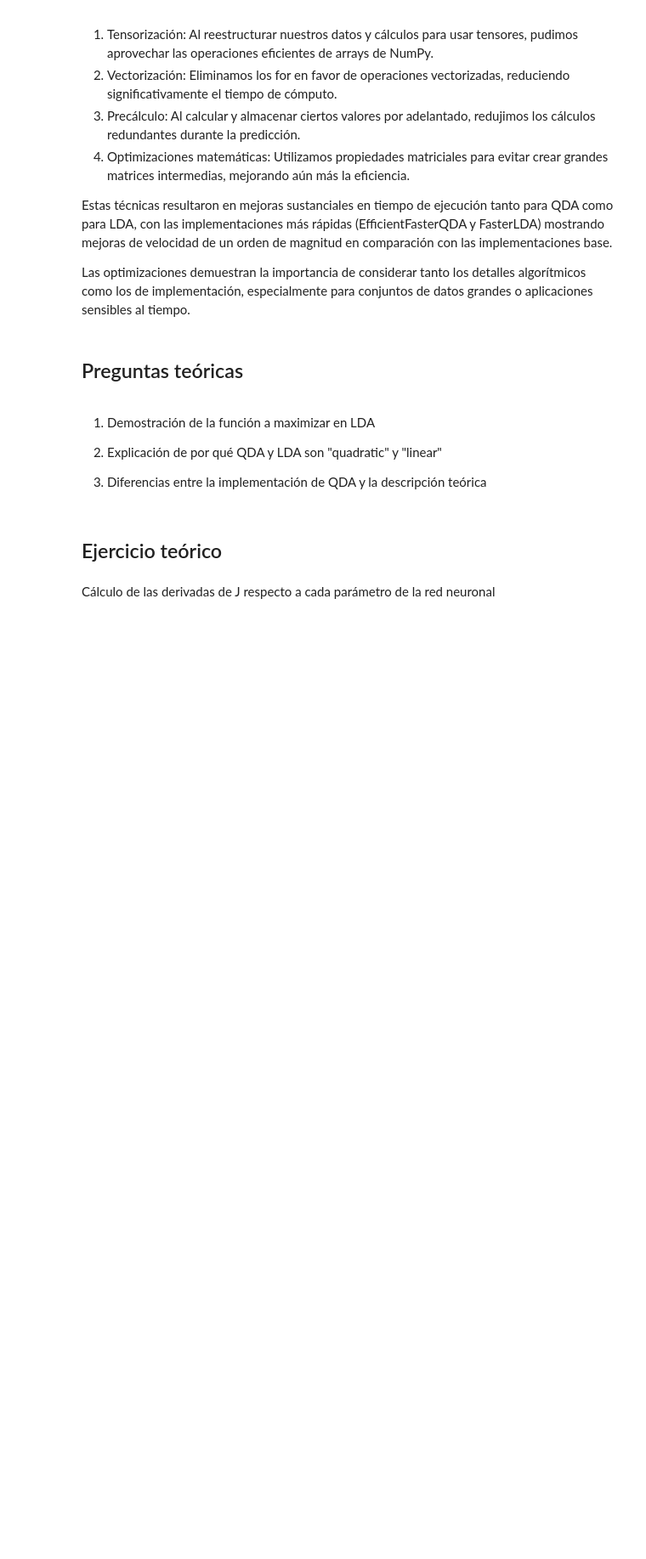
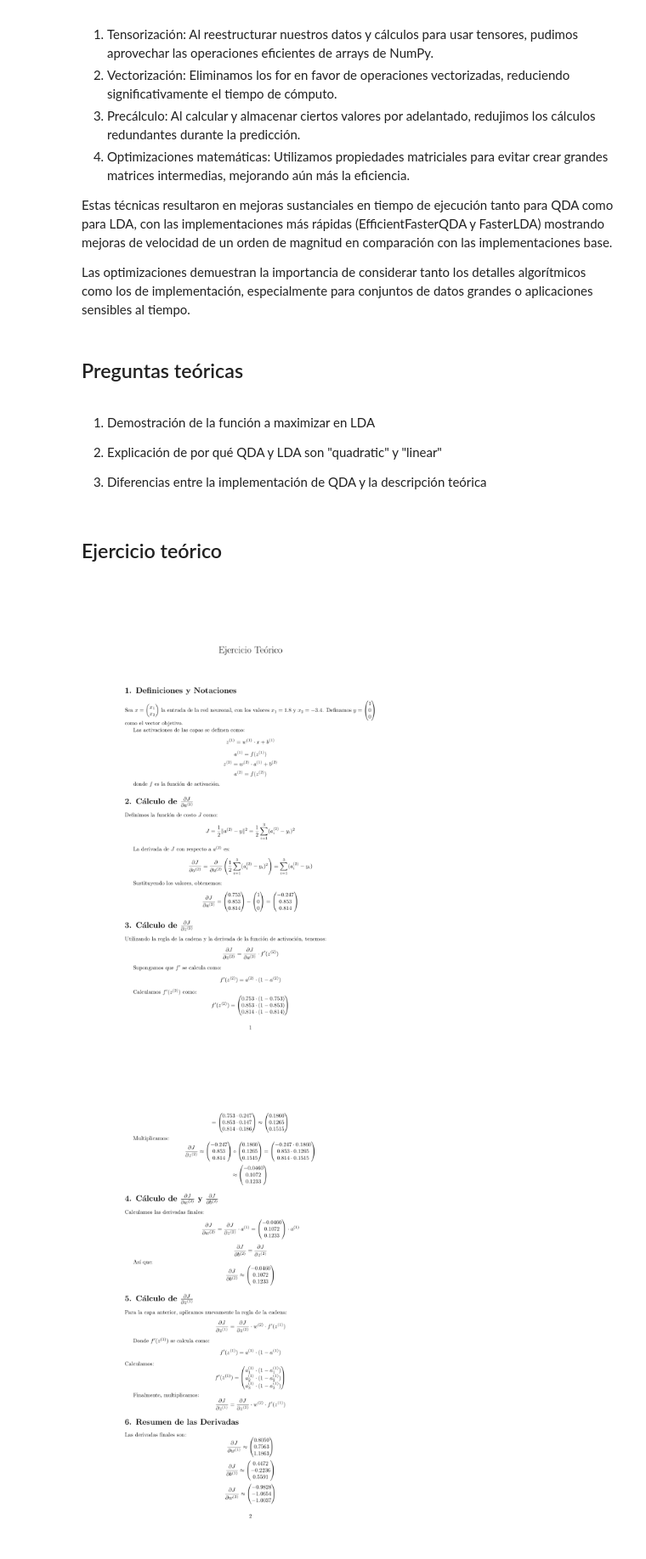
Before and after one commit to MOPineyro/fiuba_amia_18co2024_tp_final, a Jupyter notebook: grupo_tp_final.ipynb, the cells around one changed output. Shown at 85% size. Saved outputs shown, nothing was run; the diff lists cells and outputs as text; code cells hidden in the pictures; blank space fills up the shorter version.

Commit message:
UPD: ejercicio teorico anadido

```diff
--- a/grupo_tp_final.ipynb
+++ b/grupo_tp_final.ipynb
@@ -710,5 +710,23 @@ Las optimizaciones demuestran la importancia de considerar tanto los detalles al
 3. Diferencias entre la implementación de QDA y la descripción teórica
 # %% [markdown]
 ## Ejercicio teórico
-# %% [markdown]
-Cálculo de las derivadas de J respecto a cada parámetro de la red neuronal
+# %%
+import os
+from PIL import Image
+import matplotlib.pyplot as plt
+
+output_folder = 'EjercicioTeorico'
+
+image_files = sorted([f for f in os.listdir(output_folder) if f.endswith('.png')])
+
+for i in range(len(image_files)):
+    image_path = os.path.join(output_folder, image_files[i])
+    img = Image.open(image_path)
+
+    plt.figure(figsize=(24, 20))
+    plt.imshow(img)
+    plt.axis('off')
+    plt.show()
+# %% [output]
+[figure, added]
+[figure, added]
```
Also changed, not shown: parts of 1 cell of this notebook, 3 other files.
